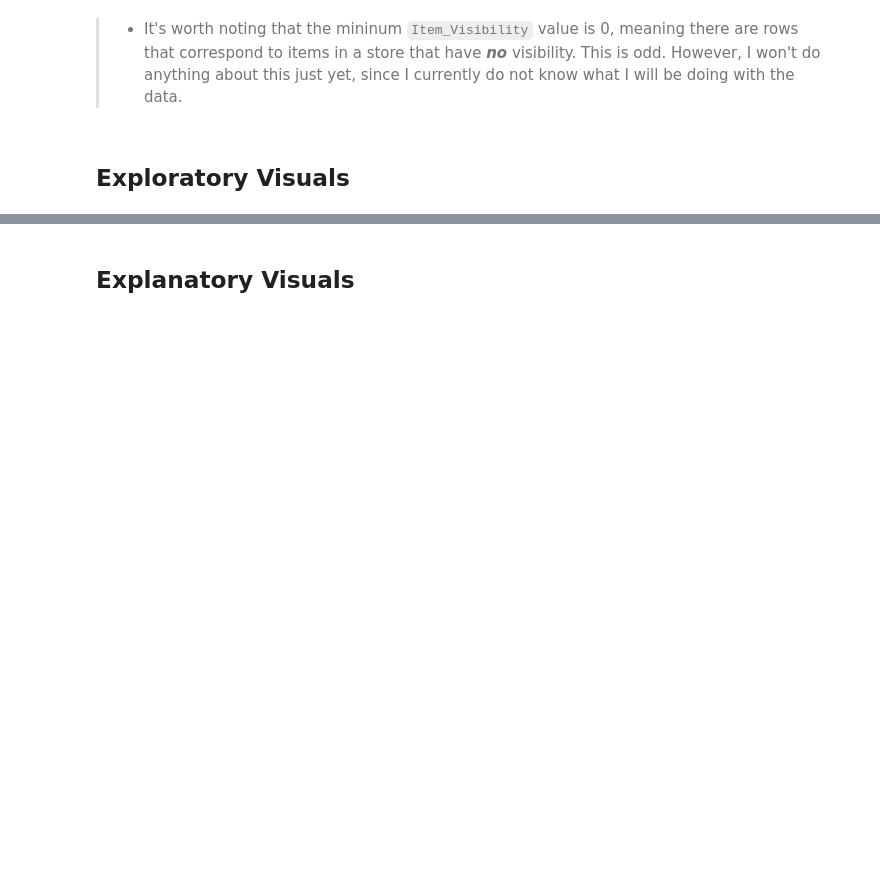
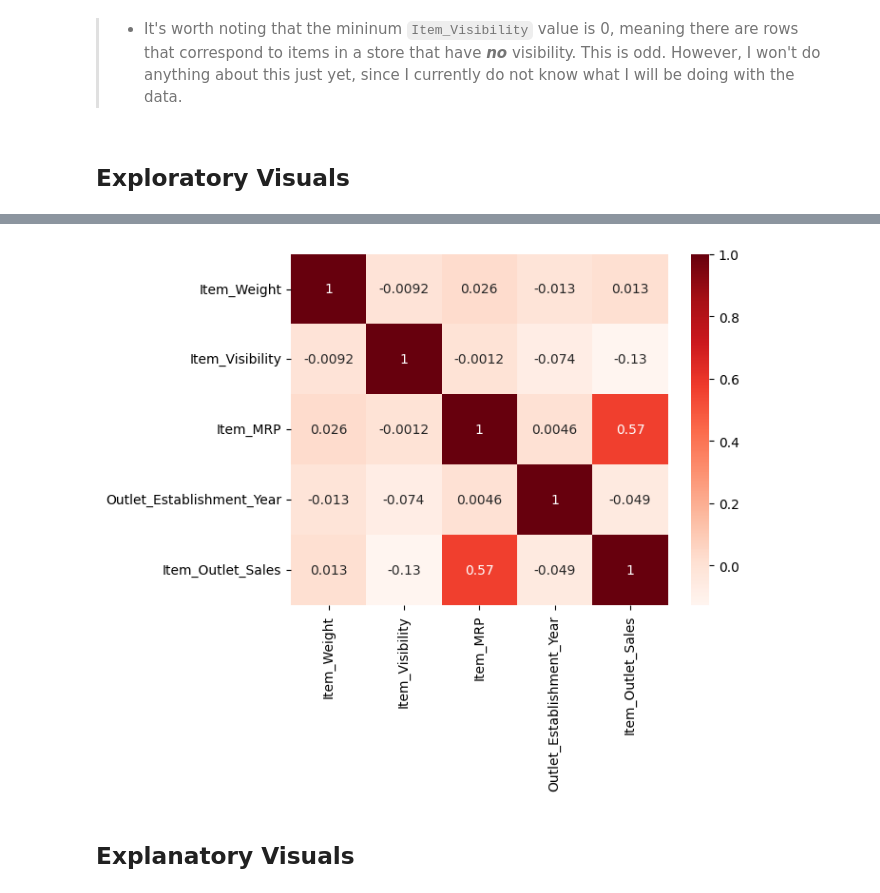
Before and after one commit to john-a-dixon/forecasting-food-sales, a Jupyter notebook: forecasting-food-sales.ipynb, the cells around one changed output, grey strips where cells are left out. Saved outputs shown, nothing was run; the diff lists cells and outputs as text; code cells hidden in the pictures; blank space fills up the shorter version.

```diff
--- a/forecasting-food-sales.ipynb
+++ b/forecasting-food-sales.ipynb
@@ -481,2 +493,7 @@ food_sales_df.describe()
+# %%
+correlations = food_sales_df.corr(numeric_only=True)
+sns.heatmap(correlations, cmap='Reds', annot=True);
+# %% [output]
+[figure, added]
 # %% [markdown]
 ## Explanatory Visuals
```
Also changed, not shown: parts of 1 cell of this notebook.
